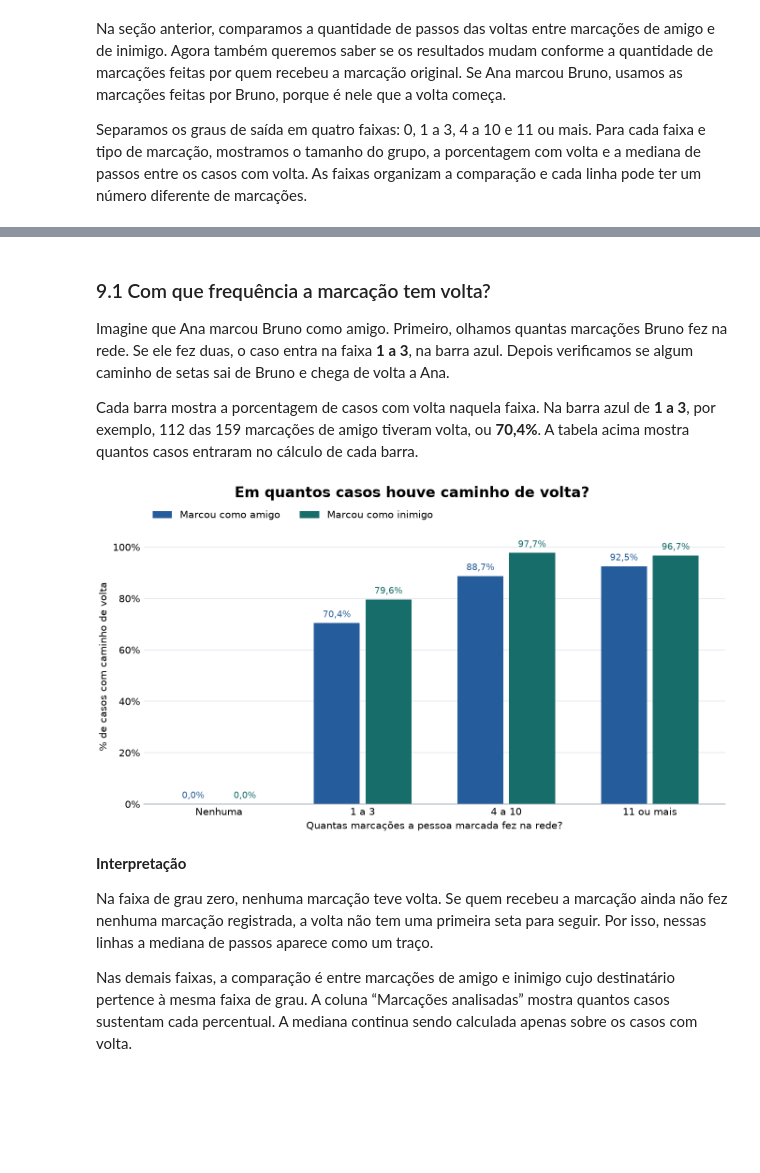
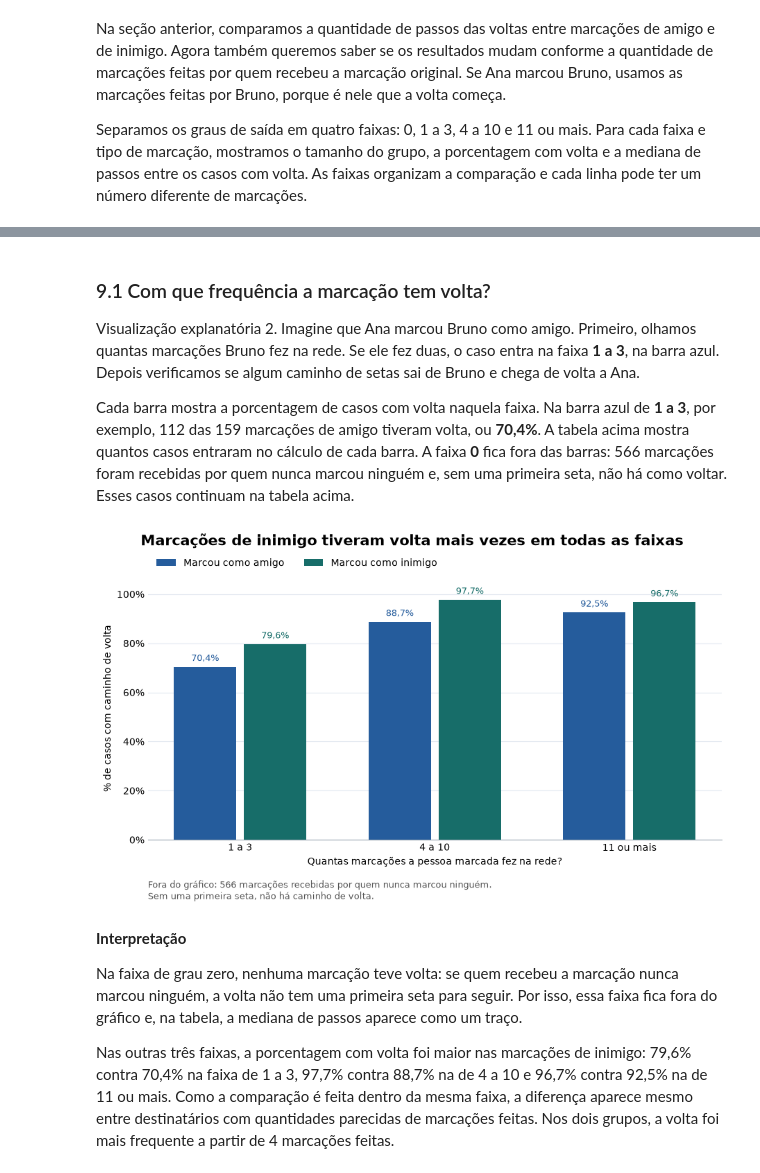
Before and after one commit to arthurlins7/Projeto-Grafos, a Jupyter notebook: notebooks/01_exploracao_dados.ipynb, the cells around one changed output, grey strips where cells are left out. Drawn from its saved outputs; the diff is of its cells as text; code cells hidden in the pictures; blank space fills up the shorter version.

Commit message:
fix: ajustar gráfico de retorno por faixa de grau de saída

```diff
--- a/notebooks/01_exploracao_dados.ipynb
+++ b/notebooks/01_exploracao_dados.ipynb
@@ -942,58 +948,67 @@ tabela_por_grau.assign(
 # %% [markdown]
 ### 9.1 Com que frequência a marcação tem volta?
 
-Imagine que Ana marcou Bruno como amigo. Primeiro, olhamos quantas marcações Bruno fez na rede. Se ele fez duas, o caso entra na faixa **1 a 3**, na barra azul. Depois verificamos se algum caminho de setas sai de Bruno e chega de volta a Ana.
+Visualização explanatória 2. Imagine que Ana marcou Bruno como amigo. Primeiro, olhamos quantas marcações Bruno fez na rede. Se ele fez duas, o caso entra na faixa **1 a 3**, na barra azul. Depois verificamos se algum caminho de setas sai de Bruno e chega de volta a Ana.
 
-Cada barra mostra a porcentagem de casos com volta naquela faixa. Na barra azul de **1 a 3**, por exemplo, 112 das 159 marcações de amigo tiveram volta, ou **70,4%**. A tabela acima mostra quantos casos entraram no cálculo de cada barra.
+Cada barra mostra a porcentagem de casos com volta naquela faixa. Na barra azul de **1 a 3**, por exemplo, 112 das 159 marcações de amigo tiveram volta, ou **70,4%**. A tabela acima mostra quantos casos entraram no cálculo de cada barra. A faixa **0** fica fora das barras: 566 marcações foram recebidas por quem nunca marcou ninguém e, sem uma primeira seta, não há como voltar. Esses casos continuam na tabela acima.
 # %%
 # [IA] ChatGPT - apoio na sintaxe do gráfico de barras por faixa de grau
 import matplotlib.pyplot as plt
 from matplotlib.ticker import PercentFormatter
 
-faixas = resumo_por_grau["faixa_grau_saida"].cat.categories.tolist()
+faixas = resumo_por_grau["faixa_grau_saida"].cat.categories.tolist()[1:]
+fora_do_grafico = resumo_por_grau.loc[
+    resumo_por_grau["faixa_grau_saida"].eq("0"), "marcacoes"
+].sum()
 posicoes = range(len(faixas))
 largura = 0.32
 
-fig, eixo = plt.subplots(figsize=(9, 5), layout="constrained")
+fig, eixo = plt.subplots(figsize=(9, 5.4), layout="constrained")
 for tipo, cor, deslocamento in [
     ("Amigo", "#255C9C", -0.18),
     ("Inimigo", "#176D69", 0.18),
 ]:
     grupo = resumo_por_grau.loc[resumo_por_grau["tipo"].eq(tipo)]
     grupo = grupo.set_index("faixa_grau_saida").loc[faixas]
     barras = eixo.bar(
         [posicao + deslocamento for posicao in posicoes],
         grupo["com_volta_pct"], width=largura, color=cor, label=f"Marcou como {tipo.lower()}",
     )
     rotulos = [f"{valor:.1f}%".replace(".", ",") for valor in grupo["com_volta_pct"]]
     eixo.bar_label(barras, labels=rotulos, padding=4, fontsize=9, color=cor)
 
-eixo.set_xticks(posicoes, ["Nenhuma", *faixas[1:]])
+eixo.set_xticks(posicoes, faixas)
 eixo.set(
     xlabel="Quantas marcações a pessoa marcada fez na rede?",
     ylabel="% de casos com caminho de volta",
     ylim=(0, 107),
 )
 eixo.set_yticks(range(0, 101, 20))
 eixo.yaxis.set_major_formatter(PercentFormatter(xmax=100, decimals=0))
 eixo.set_axisbelow(True)
 eixo.grid(axis="y", color="#E2E8F0")
 eixo.spines[["top", "right", "left"]].set_visible(False)
 eixo.spines["bottom"].set_color("#9AA6B2")
 eixo.tick_params(axis="both", length=0)
 eixo.legend(loc="lower left",
             bbox_to_anchor=(0, 1), ncols=2, frameon=False)
-fig.suptitle("Em quantos casos houve caminho de volta?",
+eixo.text(
+    0, -0.15,
+    f"Fora do gráfico: {fora_do_grafico} marcações recebidas por quem nunca marcou ninguém.\n"
+    "Sem uma primeira seta, não há caminho de volta.",
+    transform=eixo.transAxes, ha="left", va="top", fontsize=9, color="#555555",
+)
+fig.suptitle("Marcações de inimigo tiveram volta mais vezes em todas as faixas",
              fontsize=15, fontweight="bold")
 
 fig.savefig(pasta_projeto / "out" / "parte2" / "avd_retorno_por_grau_saida.png",
             dpi=150, facecolor="white")
 plt.show()
 # %% [output]
-[figure, old version]
+[figure, new version]
 # %% [markdown]
 **Interpretação**
 
-Na faixa de grau zero, nenhuma marcação teve volta. Se quem recebeu a marcação ainda não fez nenhuma marcação registrada, a volta não tem uma primeira seta para seguir. Por isso, nessas linhas a mediana de passos aparece como um traço.
+Na faixa de grau zero, nenhuma marcação teve volta: se quem recebeu a marcação nunca marcou ninguém, a volta não tem uma primeira seta para seguir. Por isso, essa faixa fica fora do gráfico e, na tabela, a mediana de passos aparece como um traço.
 
-Nas demais faixas, a comparação é entre marcações de amigo e inimigo cujo destinatário pertence à mesma faixa de grau. A coluna “Marcações analisadas” mostra quantos casos sustentam cada percentual. A mediana continua sendo calculada apenas sobre os casos com volta.
+Nas outras três faixas, a porcentagem com volta foi maior nas marcações de inimigo: 79,6% contra 70,4% na faixa de 1 a 3, 97,7% contra 88,7% na de 4 a 10 e 96,7% contra 92,5% na de 11 ou mais. Como a comparação é feita dentro da mesma faixa, a diferença aparece mesmo entre destinatários com quantidades parecidas de marcações feitas. Nos dois grupos, a volta foi mais frequente a partir de 4 marcações feitas.
```
Also changed, not shown: parts of 4 cells of this notebook, 1 other file.
